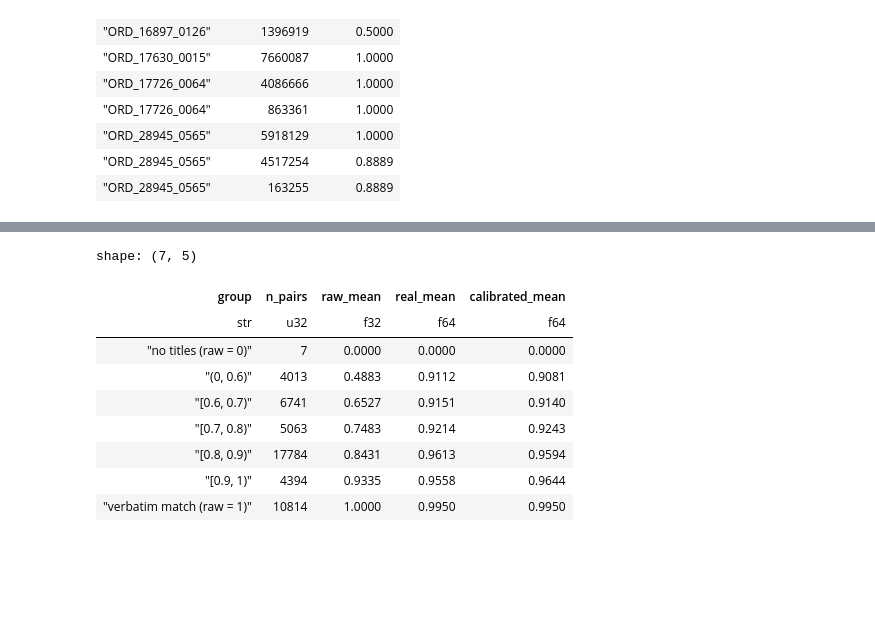
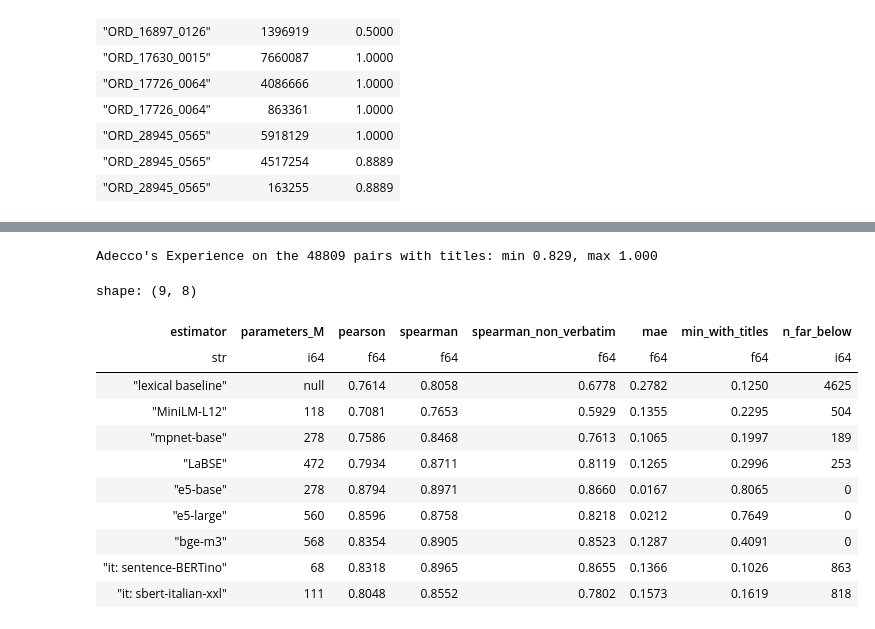
Before and after one commit to francescobaio/hiring_cv_bias, a Jupyter notebook: notebooks/phase1_data_audit.ipynb, the cells around one changed output, grey strips where cells are left out. Saved outputs shown, nothing was run; the diff lists cells and outputs as text; code cells hidden in the pictures; blank space fills up the shorter version.

```diff
--- a/notebooks/phase1_data_audit.ipynb
+++ b/notebooks/phase1_data_audit.ipynb
@@ -444,14 +437,19 @@ measured on P, the only version where the real value is known:
 # %%
-from hiring_cv_bias.reverse_matching.build import build_dataset
+from hiring_cv_bias.reverse_matching.experience import language_shares
 
-result = build_dataset()
-pairs = result.pairs
-print(
-    "Experience estimator on P:",
-    {k: round(v, 3) for k, v in result.experience_diagnostics.items()},
+pairs_P = pairs_clean.join(clean.select("CANDIDATE_ID"), on="CANDIDATE_ID")
+profile_P = build_profile_real(raw["Candidates"])
+titles_P = profile_P.explode("experience").drop_nulls("experience")["experience"]
+display(
+    pl.concat(
+        [
+            language_shares(titles_P.to_list()).with_columns(
+                pl.lit("titles of P").alias("texts")
+            ),
+            language_shares(jobs_req["job_category"].to_list()).with_columns(
+                pl.lit("job categories").alias("texts")
+            ),
+        ]
+    ).pivot(on="language", index="texts", values="share")
 )
-print(
-    f"pairs dataset: {pairs.height} rows, {pairs['CANDIDATE_ID'].n_unique()} candidates, "
-    f"{pairs['Job_id'].n_unique()} jobs"
-)
 # %% [output]
@@ -471,16 +487,30 @@ gap the curve corrects.
 # %%
-from hiring_cv_bias.reverse_matching.experience import calibration_table
+from hiring_cv_bias.reverse_matching.build import EMBEDDINGS_DIR
+from hiring_cv_bias.reverse_matching.experience import (
+    candidate_estimators,
+    compare_estimators,
+    probe_table,
+)
 
-display(calibration_table(pairs))
+estimators = candidate_estimators(EMBEDDINGS_DIR)
+with_titles = pairs_P.filter(pl.col("Experience") > 0)["Experience"]
+print(
+    f"Adecco's Experience on the {with_titles.len()} pairs with titles: "
+    f"min {with_titles.min():.3f}, max {with_titles.max():.3f}"
+)
+display(compare_estimators(pairs_P, profile_P, jobs_req, estimators))
 # %% [output]
-shape: (7, 5)
+Adecco's Experience on the 48809 pairs with titles: min 0.829, max 1.000
+shape: (9, 8)
-| group | n_pairs | raw_mean | real_mean | calibrated_mean |
-| str | u32 | f32 | f64 | f64 |
-| "no titles (raw = 0)" | 7 | 0.0000 | 0.0000 | 0.0000 |
-| "(0, 0.6)" | 4013 | 0.4883 | 0.9112 | 0.9081 |
-| "[0.6, 0.7)" | 6741 | 0.6527 | 0.9151 | 0.9140 |
-| "[0.7, 0.8)" | 5063 | 0.7483 | 0.9214 | 0.9243 |
-| "[0.8, 0.9)" | 17784 | 0.8431 | 0.9613 | 0.9594 |
-| "[0.9, 1)" | 4394 | 0.9335 | 0.9558 | 0.9644 |
-| "verbatim match (raw = 1)" | 10814 | 1.0000 | 0.9950 | 0.9950 |
+| estimator | parameters_M | pearson | spearman | spearman_non_verbatim | mae | min_with_titles | n_far_below |
+| str | i64 | f64 | f64 | f64 | f64 | f64 | i64 |
+| "lexical baseline" | null | 0.7614 | 0.8058 | 0.6778 | 0.2782 | 0.1250 | 4625 |
+| "MiniLM-L12" | 118 | 0.7081 | 0.7653 | 0.5929 | 0.1355 | 0.2295 | 504 |
+| "mpnet-base" | 278 | 0.7586 | 0.8468 | 0.7613 | 0.1065 | 0.1997 | 189 |
+| "LaBSE" | 472 | 0.7934 | 0.8711 | 0.8119 | 0.1265 | 0.2996 | 253 |
+| "e5-base" | 278 | 0.8794 | 0.8971 | 0.8660 | 0.0167 | 0.8065 | 0 |
+| "e5-large" | 560 | 0.8596 | 0.8758 | 0.8218 | 0.0212 | 0.7649 | 0 |
+| "bge-m3" | 568 | 0.8354 | 0.8905 | 0.8523 | 0.1287 | 0.4091 | 0 |
+| "it: sentence-BERTino" | 68 | 0.8318 | 0.8965 | 0.8655 | 0.1366 | 0.1026 | 863 |
+| "it: sbert-italian-xxl" | 111 | 0.8048 | 0.8552 | 0.7802 | 0.1573 | 0.1619 | 818 |
 # %% [markdown]
```
Also changed, not shown: parts of 17 cells of this notebook, 12 other files.
